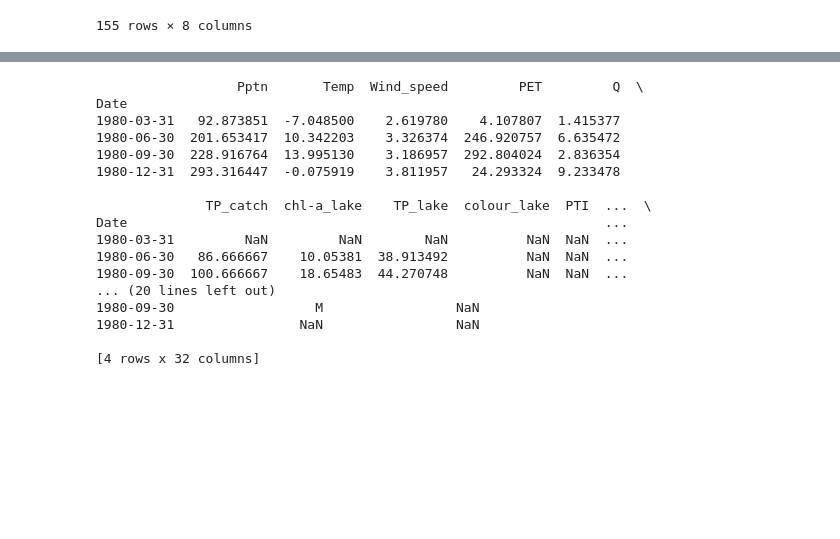
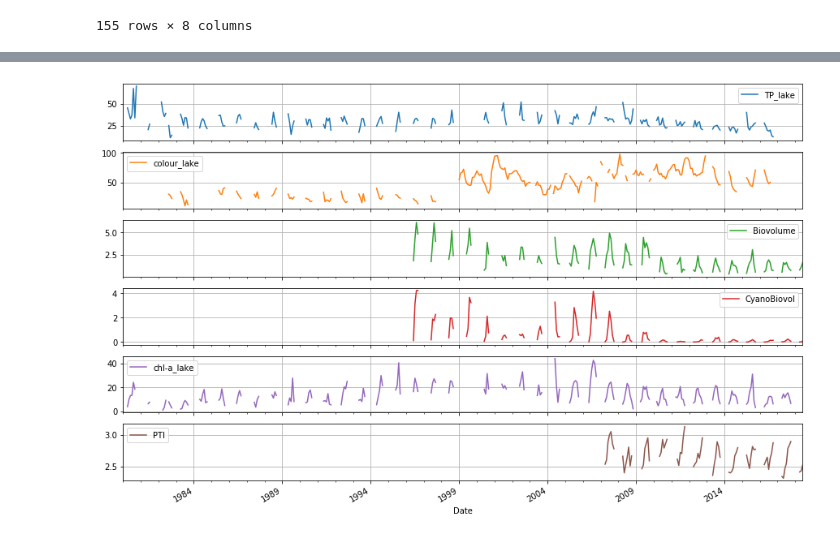
Before and after one commit to icra/WATExR, a Jupyter notebook: Norway_Morsa/Model_Development/Notebooks/01_Make_data_matrix.ipynb, the cells around one changed output, grey strips where cells are left out. Saved outputs shown, nothing was run; the diff lists cells and outputs as text; code cells hidden in the pictures; blank space fills up the shorter version.

```diff
--- a/Norway_Morsa/Model_Development/Notebooks/01_Make_data_matrix.ipynb
+++ b/Norway_Morsa/Model_Development/Notebooks/01_Make_data_matrix.ipynb
@@ -1394,32 +1393,0 @@ monthly_df.describe().transpose()
-# %%
-# RESAMPLE TO SEASONAL
-
-# Resample
-season_df = daily_df.resample('Q-Mar').agg(agg_method_dict)
-
-# Add a column for the season
-season_df['Season'] = season_df.index.month.map(season)
-
-# Add WFD status
-for var in ['TP_lake','chl-a_lake', 'CyanoBiovol']:
-    season_df['status_%s'%var] = season_df[var].apply(lambda x: classify_WFD(var, x))
-
-print (season_df.head(4))
-# %% [output]
-                  Pptn       Temp  Wind_speed         PET         Q  \
-Date
-1980-03-31   92.873851  -7.048500    2.619780    4.107807  1.415377
-1980-06-30  201.653417  10.342203    3.326374  246.920757  6.635472
-1980-09-30  228.916764  13.995130    3.186957  292.804024  2.836354
-1980-12-31  293.316447  -0.075919    3.811957   24.293324  9.233478
-
-              TP_catch  chl-a_lake    TP_lake  colour_lake  PTI  ...  \
-Date                                                             ...
-1980-03-31         NaN         NaN        NaN          NaN  NaN  ...
-1980-06-30   86.666667    10.05381  38.913492          NaN  NaN  ...
-1980-09-30  100.666667    18.65483  44.270748          NaN  NaN  ...
-... (20 lines left out)
-1980-09-30                  M                 NaN
-1980-12-31                NaN                 NaN
-
-[4 rows x 32 columns]
@@ -1449,0 +1394,4 @@ for i, var in enumerate(explanatory_vars):
+# %%
+monthly_df[['TP_lake','colour_lake','Biovolume','CyanoBiovol','chl-a_lake','PTI']].plot(subplots=True, grid=True, figsize=(15,10));
+# %% [output]
+[figure, added]
```
Also changed, not shown: parts of 24 cells of this notebook, 1 other file.
